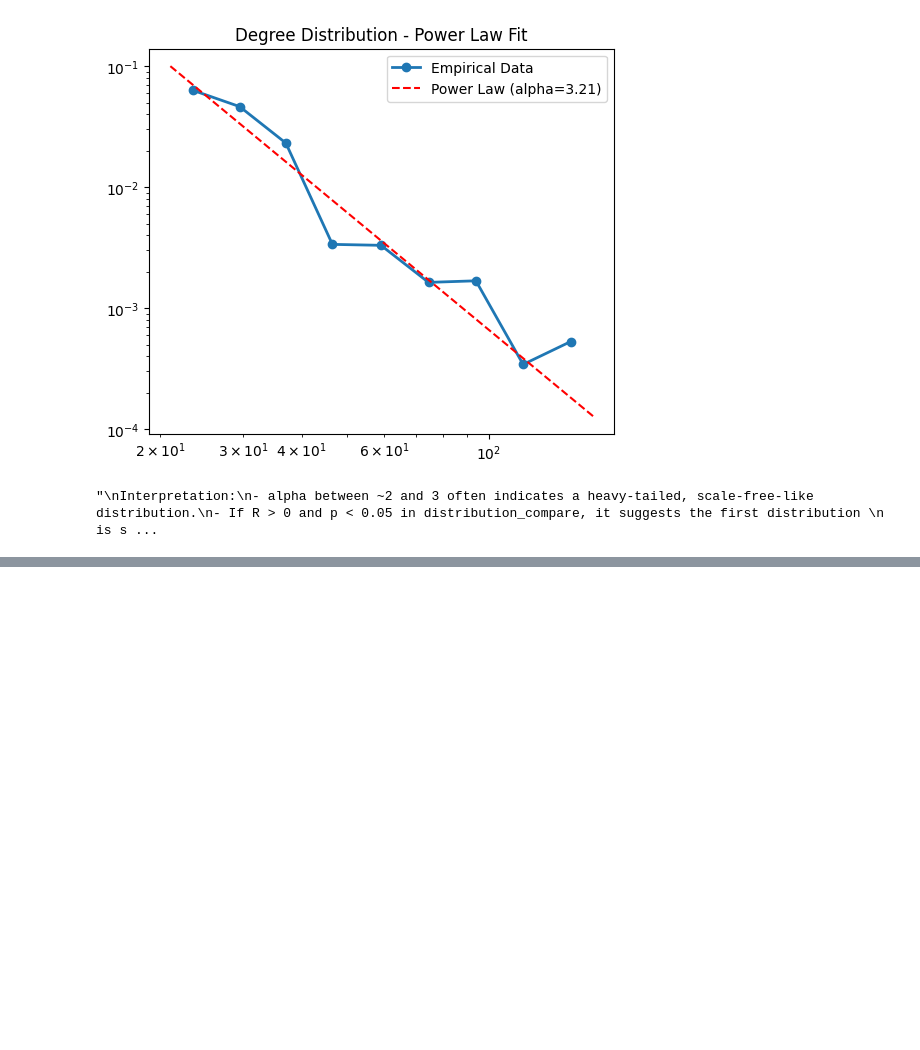
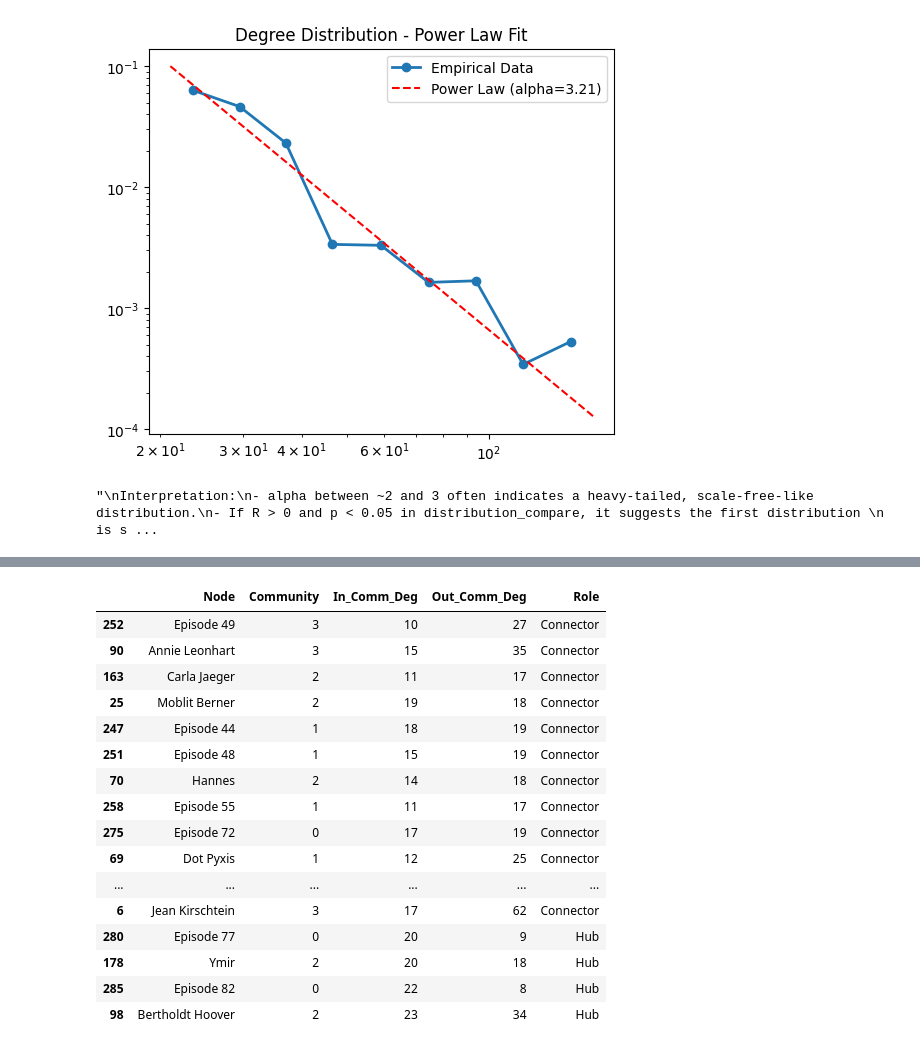
Before and after one commit to michelecoaro/AOT_Network, a Jupyter notebook: Code/aot_final.ipynb, the cells around one changed output, grey strips where cells are left out. Drawn from its saved outputs; the diff is of its cells as text; code cells hidden in the pictures; blank space fills up the shorter version.

```diff
--- a/Code/aot_final.ipynb
+++ b/Code/aot_final.ipynb
@@ -921,0 +1009,83 @@ Comparing Power Law vs. Lognormal:
+# %%
+# ============================================
+# Cell 29: Simple Role Assignment Example
+# ============================================
+
+import pandas as pd
+
+def assign_communities_to_nodes(G, communities):
+    """
+    communities: list of lists, each sub-list is a group of node IDs forming one community.
+    Returns: dict {node: community_index}
+    """
+    node2comm = {}
+    for i, c_group in enumerate(communities):
+        for node in c_group:
+            node2comm[node] = i
+    return node2comm
+
+# We'll pick the Louvain partition as an example
+node2comm = assign_communities_to_nodes(G, louvain_comm.communities)
+
+# Compute "in-community degree" and "out-of-community degree" for each node
+in_deg = {}
+out_deg = {}
+for node in G.nodes():
+    in_deg[node] = 0
+    out_deg[node] = 0
+
+    node_comm = node2comm[node]
+    neighbors = G.neighbors(node)
+    for nbr in neighbors:
+        if node2comm[nbr] == node_comm:
+            in_deg[node] += 1
+        else:
+            out_deg[node] += 1
+
+# We can define simple thresholds for roles
+# e.g. "hub" if in_deg[node] is in top X percentile, "connector" if out_deg[node] is high, etc.
+# For demonstration, let's define arbitrary thresholds:
+
+in_deg_values = list(in_deg.values())
+out_deg_values = list(out_deg.values())
+
+threshold_in = np.percentile(in_deg_values, 90)   # top 10%
+threshold_out = np.percentile(out_deg_values, 90) # top 10%
+
+roles = {}
+for node in G.nodes():
+    if in_deg[node] >= threshold_in:
+        roles[node] = "Hub"
+    elif out_deg[node] >= threshold_out:
+        roles[node] = "Connector"
+    else:
+        roles[node] = "Periphery"
+
+# Create a small DataFrame to inspect
+role_df = pd.DataFrame({
+    'Node': list(G.nodes()),
+    'Community': [node2comm[n] for n in G.nodes()],
+    'In_Comm_Deg': [in_deg[n] for n in G.nodes()],
+    'Out_Comm_Deg': [out_deg[n] for n in G.nodes()],
+    'Role': [roles[n] for n in G.nodes()]
+})
+role_df.sort_values("Role", inplace=True)  # Just to group roles
+role_df.head(20)
+# %% [output]
+|  | Node | Community | In_Comm_Deg | Out_Comm_Deg | Role |
+| 252 | Episode 49 | 3 | 10 | 27 | Connector |
+| 90 | Annie Leonhart | 3 | 15 | 35 | Connector |
+| 163 | Carla Jaeger | 2 | 11 | 17 | Connector |
+| 25 | Moblit Berner | 2 | 19 | 18 | Connector |
+| 247 | Episode 44 | 1 | 18 | 19 | Connector |
+| 251 | Episode 48 | 1 | 15 | 19 | Connector |
+| 70 | Hannes | 2 | 14 | 18 | Connector |
+| 258 | Episode 55 | 1 | 11 | 17 | Connector |
+| 275 | Episode 72 | 0 | 17 | 19 | Connector |
+| 69 | Dot Pyxis | 1 | 12 | 25 | Connector |
+| ... | ... | ... | ... | ... | ... |
+| 6 | Jean Kirschtein | 3 | 17 | 62 | Connector |
+| 280 | Episode 77 | 0 | 20 | 9 | Hub |
+| 178 | Ymir | 2 | 20 | 18 | Hub |
+| 285 | Episode 82 | 0 | 22 | 8 | Hub |
+| 98 | Bertholdt Hoover | 2 | 23 | 34 | Hub |
```
Also changed, not shown: parts of 10 cells of this notebook, 3 other files.
